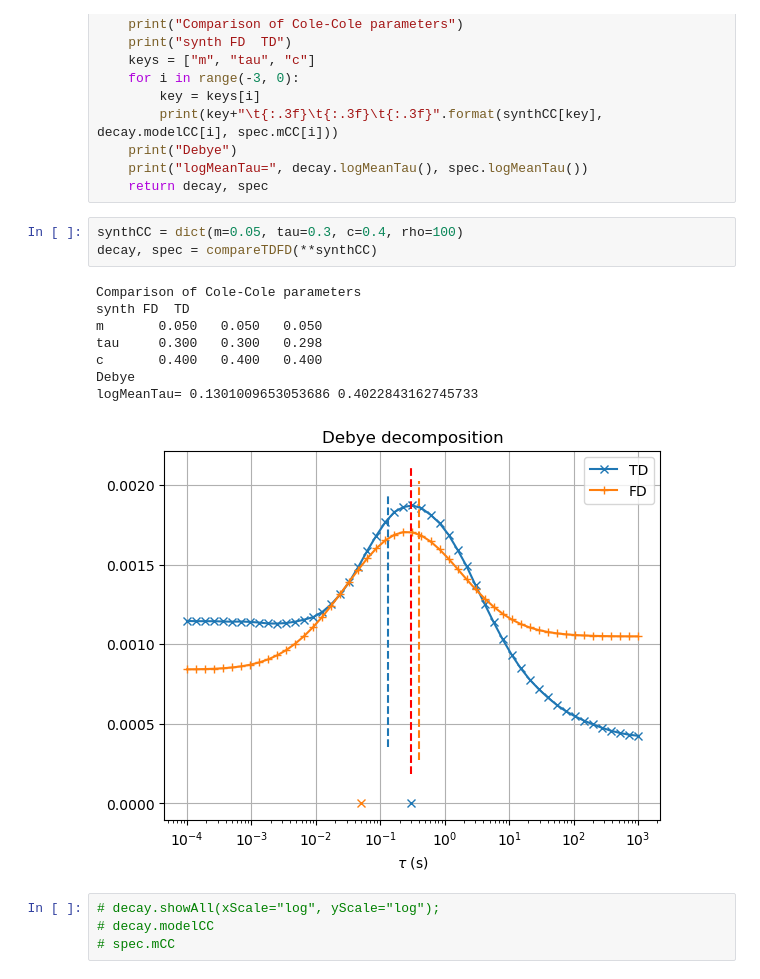
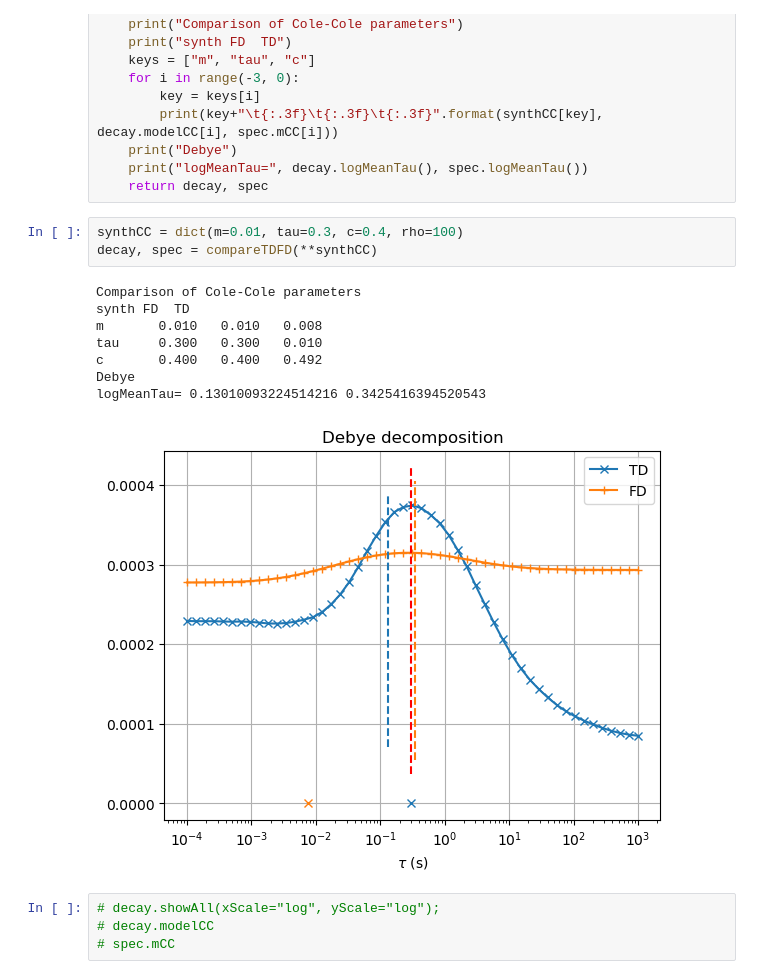
Before and after one commit to halbmy/pyGIMLi-workshop, a Jupyter notebook: 7_TDFD/testTDFDspec.ipynb, the cells around one changed output. Saved outputs shown, nothing was run; the diff lists cells and outputs as text.

```diff
--- a/7_TDFD/testTDFDspec.ipynb
+++ b/7_TDFD/testTDFDspec.ipynb
@@ -40,17 +40,17 @@ def compareTDFD(f=None, t=None, taus=None, **synthCC):
     print("logMeanTau=", decay.logMeanTau(), spec.logMeanTau())
     return decay, spec
 # %%
-synthCC = dict(m=0.05, tau=0.3, c=0.4, rho=100)
+synthCC = dict(m=0.01, tau=0.3, c=0.4, rho=100)
 decay, spec = compareTDFD(**synthCC)
 # %% [output]
 Comparison of Cole-Cole parameters
 synth FD  TD
-m       0.050   0.050   0.050
-tau     0.300   0.300   0.298
-c       0.400   0.400   0.400
+m       0.010   0.010   0.008
+tau     0.300   0.300   0.010
+c       0.400   0.400   0.492
 Debye
-logMeanTau= 0.1301009653053686 0.4022843162745733
+logMeanTau= 0.13010093224514216 0.3425416394520543
-[figure, old version]
+[figure, new version]
 # %%
 # decay.showAll(xScale="log", yScale="log");
 # decay.modelCC
```
Also changed, not shown: parts of 5 cells of this notebook, 11 other files.
